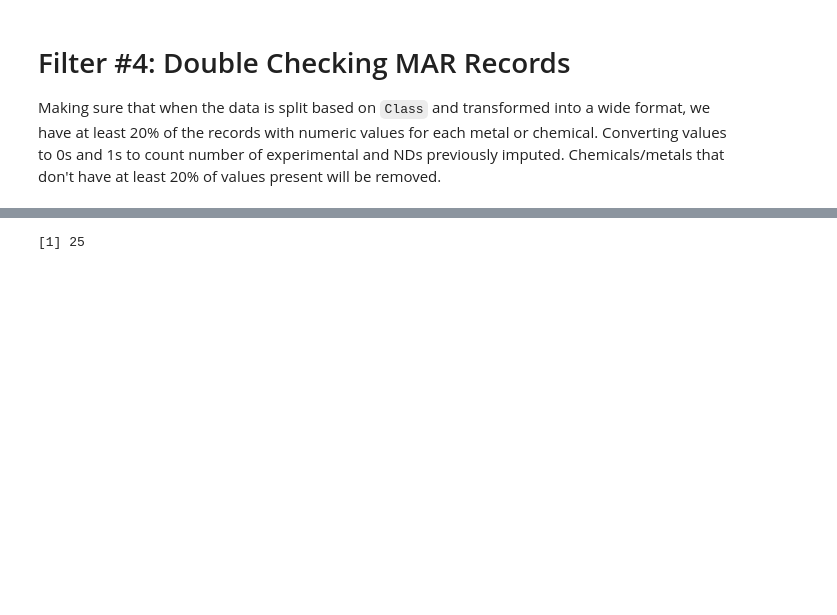
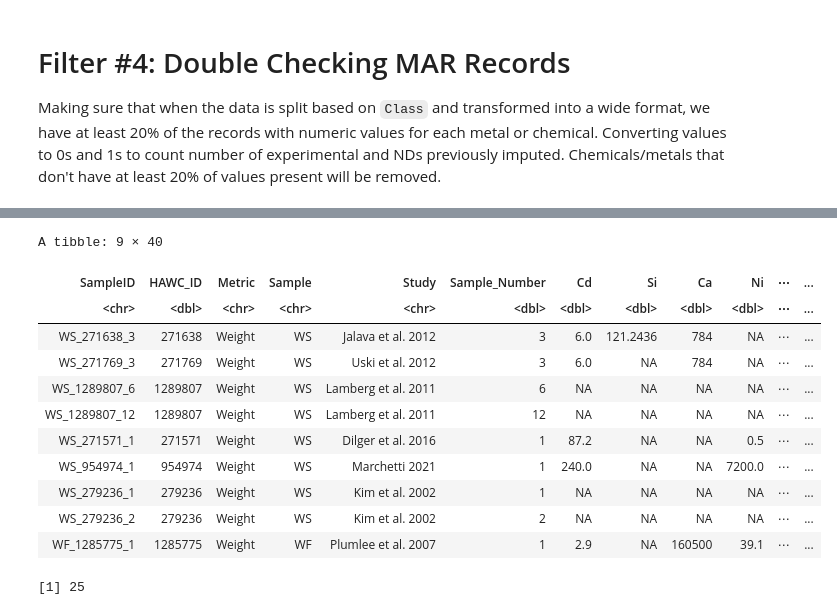
Before and after one commit to UNC-CEMALB/P1015.-Wildfire_Suffcient_Similiarity, a Jupyter notebook: 1. Data Processing/Data Processing.ipynb, the cells around one changed output, grey strips where cells are left out. Drawn from its saved outputs; the diff is of its cells as text; code cells hidden in the pictures; blank space fills up the shorter version.

```diff
--- a/1. Data Processing/Data Processing.ipynb
+++ b/1. Data Processing/Data Processing.ipynb
@@ -657,3 +664,23 @@ A tibble: 12 × 6
+# %%
+test = c('WS_954974_1','WS_279236_2','WS_271571_1','WS_271769_3','WS_279236_1',
+         'WS_1289807_6','WS_1289807_12', 'WS_271638_3', 'WF_1285775_1')
+test2 = c('954974','279236','271571','271769','279236',
+         '1289807', '271638', '1285775')
+preimputed_weight_df %>%
+    filter(SampleID %in% test)
+# %% [output]
+A tibble: 9 × 40
+| SampleID | HAWC_ID | Metric | Sample | Study | Sample_Number | Cd | Si | Ca | Ni | ⋯ | ... |
+| <chr> | <dbl> | <chr> | <chr> | <chr> | <dbl> | <dbl> | <dbl> | <dbl> | <dbl> | ⋯ | ... |
+| WS_271638_3 | 271638 | Weight | WS | Jalava et al. 2012 | 3 | 6.0 | 121.2436 | 784 | NA | ⋯ | ... |
+| WS_271769_3 | 271769 | Weight | WS | Uski et al. 2012 | 3 | 6.0 | NA | 784 | NA | ⋯ | ... |
+| WS_1289807_6 | 1289807 | Weight | WS | Lamberg et al. 2011 | 6 | NA | NA | NA | NA | ⋯ | ... |
+| WS_1289807_12 | 1289807 | Weight | WS | Lamberg et al. 2011 | 12 | NA | NA | NA | NA | ⋯ | ... |
+| WS_271571_1 | 271571 | Weight | WS | Dilger et al. 2016 | 1 | 87.2 | NA | NA | 0.5 | ⋯ | ... |
+| WS_954974_1 | 954974 | Weight | WS | Marchetti 2021 | 1 | 240.0 | NA | NA | 7200.0 | ⋯ | ... |
+| WS_279236_1 | 279236 | Weight | WS | Kim et al. 2002 | 1 | NA | NA | NA | NA | ⋯ | ... |
+| WS_279236_2 | 279236 | Weight | WS | Kim et al. 2002 | 2 | NA | NA | NA | NA | ⋯ | ... |
+| WF_1285775_1 | 1285775 | Weight | WF | Plumlee et al. 2007 | 1 | 2.9 | NA | 160500 | 39.1 | ⋯ | ... |
 # %%
 # How many metals/chemicals are now left in the dataset?
 ncol(preimputed_vol_df) - 6
```
Also changed, not shown: parts of 3 cells of this notebook.
